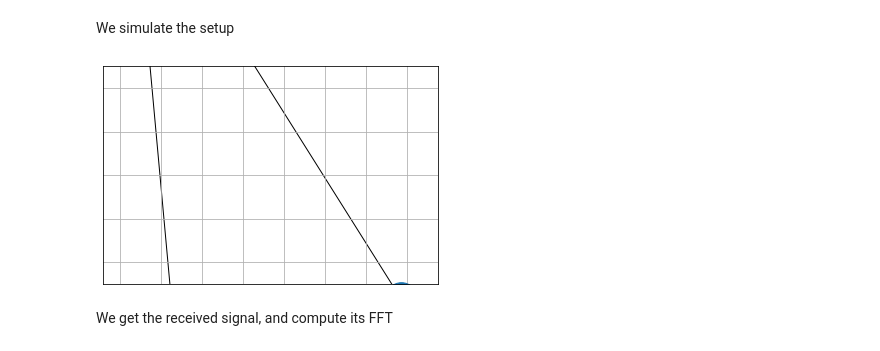
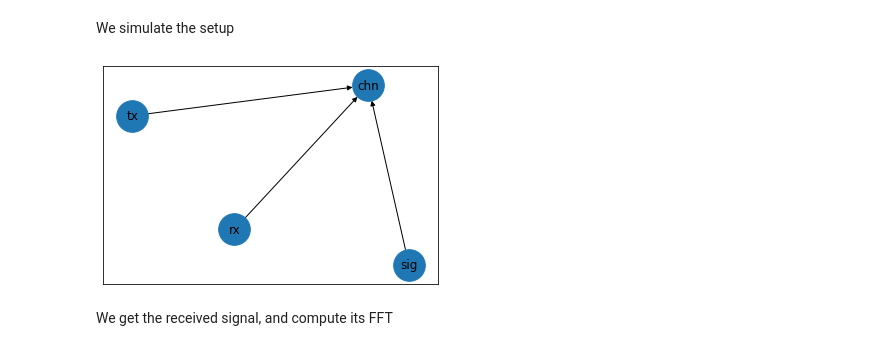
Before and after one commit to ydethe/blocksim, a Jupyter notebook: examples/example_propagation.ipynb, the cells around one changed output. Cells and saved outputs as stored; diff of their text form; code cells hidden in the pictures.

```diff
--- a/examples/example_propagation.ipynb
+++ b/examples/example_propagation.ipynb
@@ -71,22 +68,22 @@ We simulate the setup
 # %%
 sim = Simulation(sig, tx, chn, rx)
 
 sim.connect("sig.setpoint", "chn.txsig")
 sim.connect("tx.setpoint", "chn.txpos")
 sim.connect("rx.setpoint", "chn.rxpos")
 
 g = sim.computeGraph()
 
 fig = FigureFactory.create()
 gs = fig.add_gridspec(1, 1)
-axe = fig.add_baxe(title="", spec=gs[0, 0])
+axe = fig.add_baxe(title="", spec=gs[0, 0], projection=AxeProjection.GRAPH)
 axe.plot(g)
 mfig = fig.render()
 
 sim.simulate(tps, progress_bar=False)
 log = sim.getLogger()
 # %% [output]
-[figure, old version]
+[figure, new version]
 # %% [markdown]
 We get the received signal, and compute its FFT
 # %%
```
Also changed, not shown: parts of 2 cells of this notebook, 9 other files.
